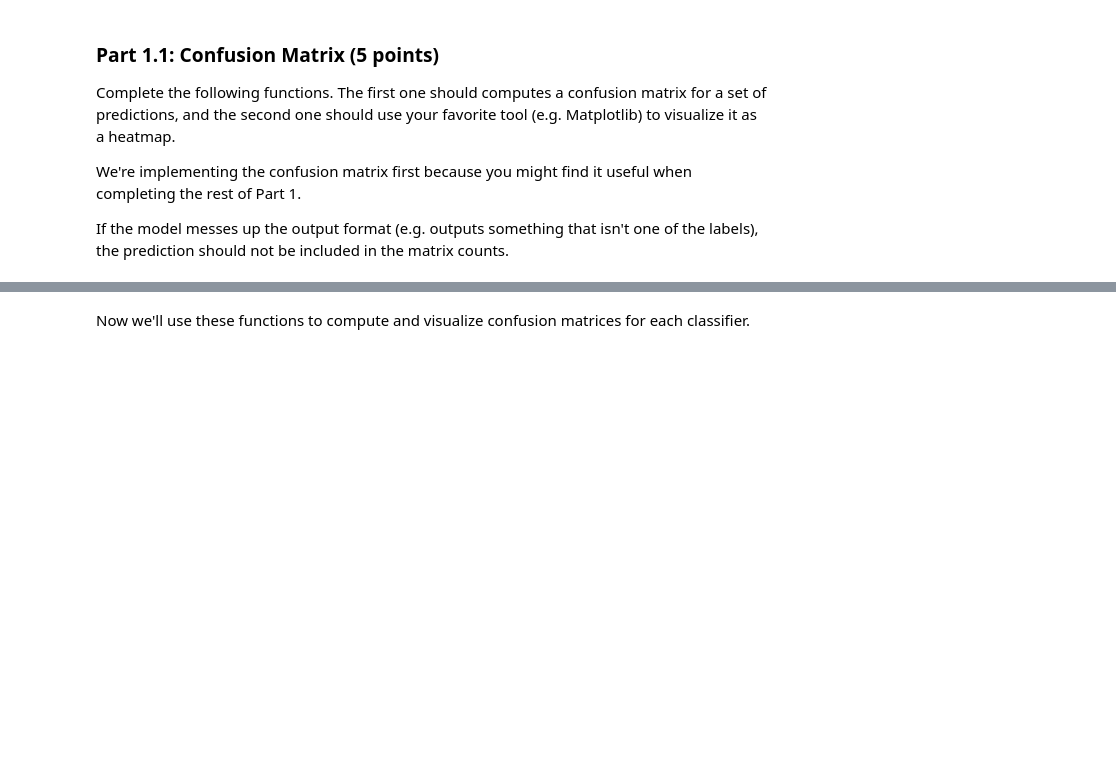
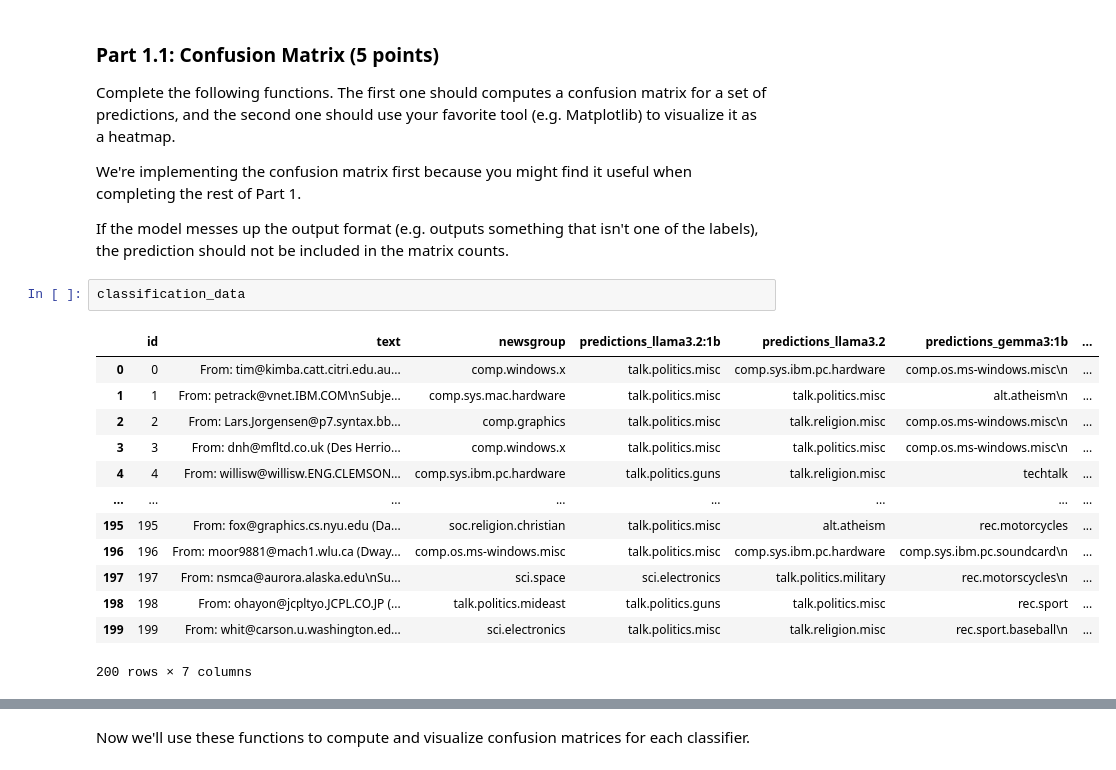
Before and after one commit to B03C9DED28E4/Audio-Tutorial-EECS183A-Fall-25, a Jupyter notebook: HW1.ipynb, the cells around one changed output, grey strips where cells are left out. Drawn from its saved outputs; the diff is of its cells as text; blank space fills up the shorter version.

```diff
--- a/HW1.ipynb
+++ b/HW1.ipynb
@@ -311,4 +311,20 @@ Complete the following functions. The first one should computes a confusion matr
 We're implementing the confusion matrix first because you might find it useful when completing the rest of Part 1.
 
 If the model messes up the output format (e.g. outputs something that isn't one of the labels), the prediction should not be included in the matrix counts.
+# %%
+classification_data
+# %% [output]
+|  | id | text | newsgroup | predictions_llama3.2:1b | predictions_llama3.2 | predictions_gemma3:1b | ... |
+| 0 | 0 | From: tim@kimba.catt.citri.edu.au... | comp.windows.x | talk.politics.misc | comp.sys.ibm.pc.hardware | comp.os.ms-windows.misc\n | ... |
+| 1 | 1 | From: petrack@vnet.IBM.COM\nSubje... | comp.sys.mac.hardware | talk.politics.misc | talk.politics.misc | alt.atheism\n | ... |
+| 2 | 2 | From: Lars.Jorgensen@p7.syntax.bb... | comp.graphics | talk.politics.misc | talk.religion.misc | comp.os.ms-windows.misc\n | ... |
+| 3 | 3 | From: dnh@mfltd.co.uk (Des Herrio... | comp.windows.x | talk.politics.misc | talk.politics.misc | comp.os.ms-windows.misc\n | ... |
+| 4 | 4 | From: willisw@willisw.ENG.CLEMSON... | comp.sys.ibm.pc.hardware | talk.politics.guns | talk.religion.misc | techtalk | ... |
+| ... | ... | ... | ... | ... | ... | ... | ... |
+| 195 | 195 | From: fox@graphics.cs.nyu.edu (Da... | soc.religion.christian | talk.politics.misc | alt.atheism | rec.motorcycles | ... |
+| 196 | 196 | From: moor9881@mach1.wlu.ca (Dway... | comp.os.ms-windows.misc | talk.politics.misc | comp.sys.ibm.pc.hardware | comp.sys.ibm.pc.soundcard\n | ... |
+| 197 | 197 | From: nsmca@aurora.alaska.edu\nSu... | sci.space | sci.electronics | talk.politics.military | rec.motorscycles\n | ... |
+| 198 | 198 | From: ohayon@jcpltyo.JCPL.CO.JP (... | talk.politics.mideast | talk.politics.guns | talk.politics.misc | rec.sport | ... |
+| 199 | 199 | From: whit@carson.u.washington.ed... | sci.electronics | talk.politics.misc | talk.religion.misc | rec.sport.baseball\n | ... |
+200 rows × 7 columns
 # %%
```
Also changed, not shown: parts of 1 cell of this notebook.
